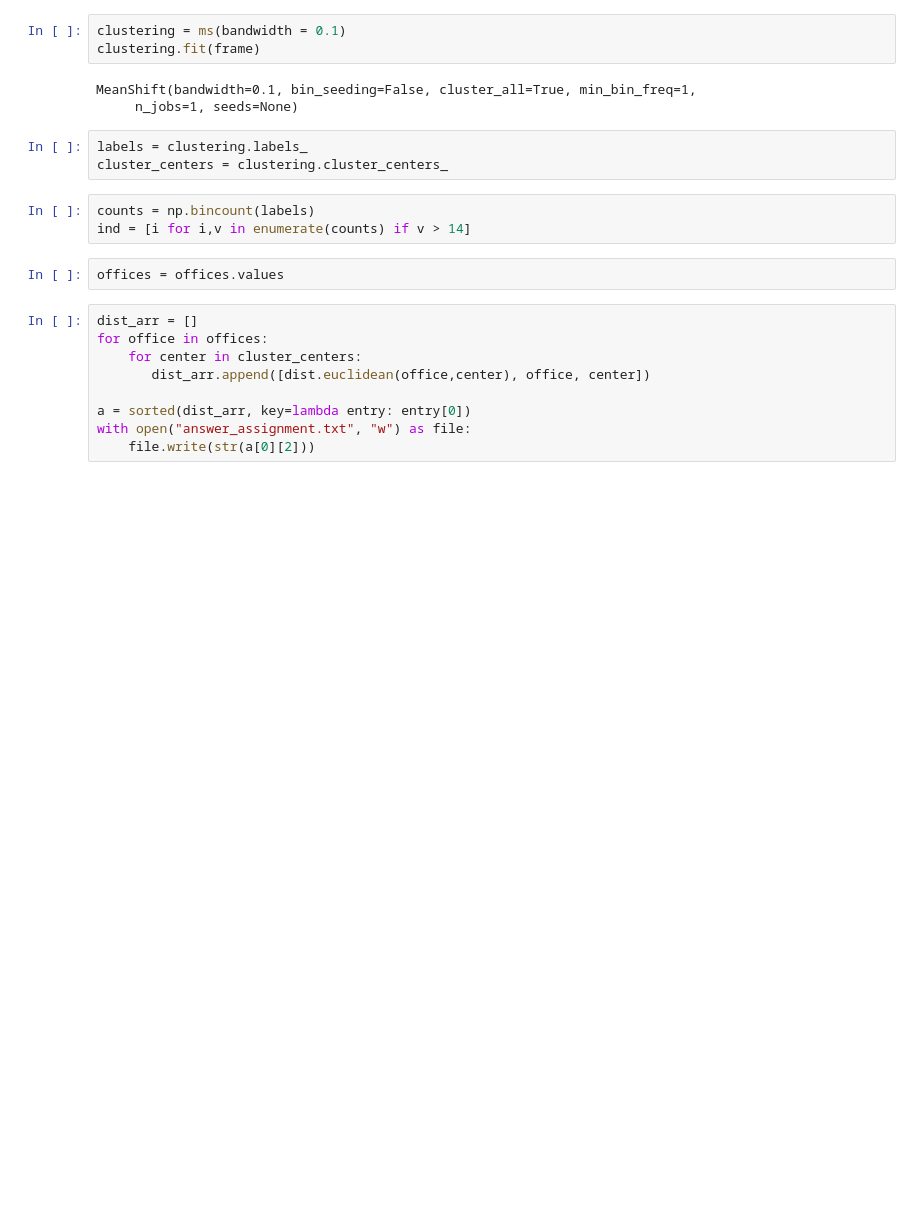
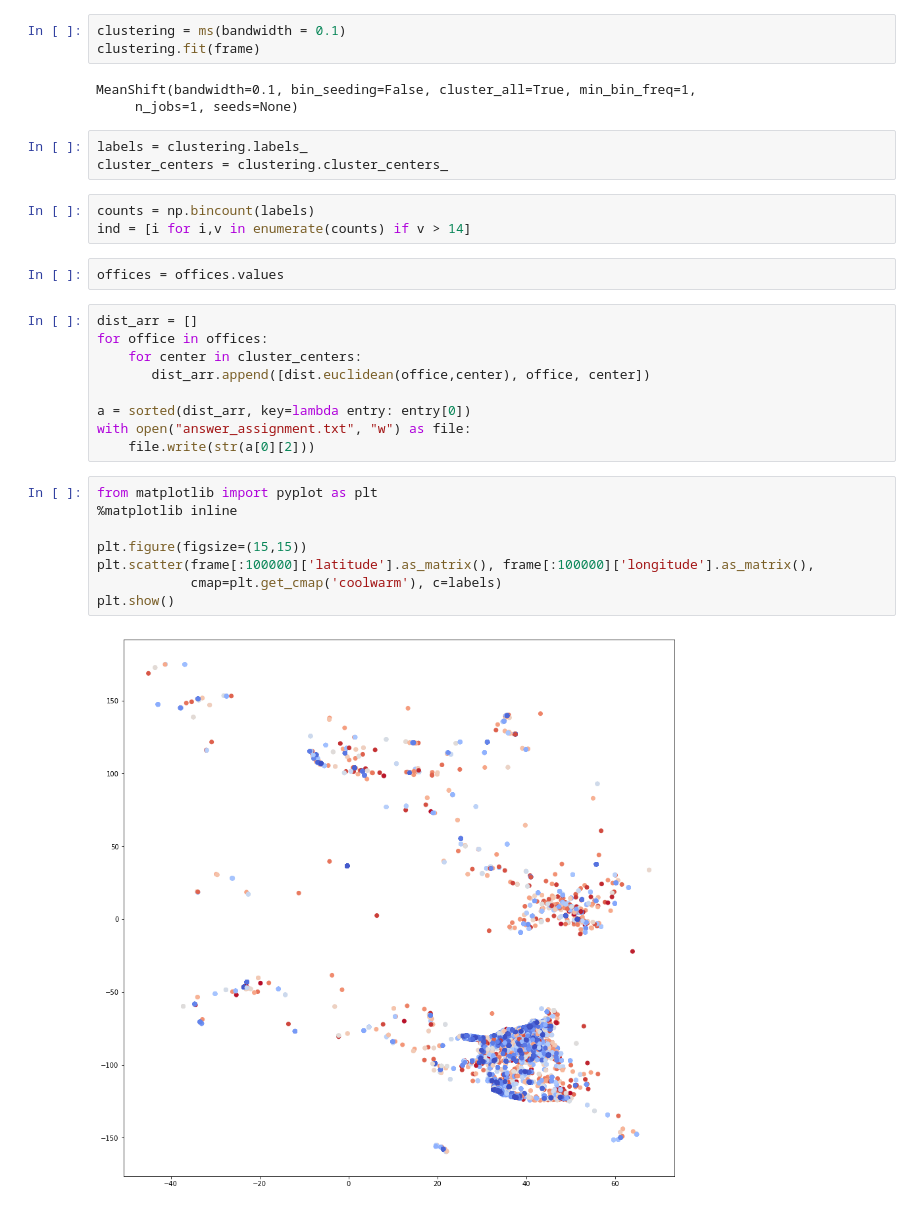
Before and after one commit to biellou/machine-learning-yandex, a Jupyter notebook: course3/week1/proramming_assignment.ipynb, the cells around one changed output. Saved outputs shown, nothing was run; the diff lists cells and outputs as text; blank space fills up the shorter version.

Commit message:
c3w1 added figure

```diff
--- a/course3/week1/proramming_assignment.ipynb
+++ b/course3/week1/proramming_assignment.ipynb
@@ -33,3 +33,13 @@ for office in offices:
 a = sorted(dist_arr, key=lambda entry: entry[0])
 with open("answer_assignment.txt", "w") as file:
     file.write(str(a[0][2]))
+# %%
+from matplotlib import pyplot as plt
+%matplotlib inline
+
+plt.figure(figsize=(15,15))
+plt.scatter(frame[:100000]['latitude'].as_matrix(), frame[:100000]['longitude'].as_matrix(),
+            cmap=plt.get_cmap('coolwarm'), c=labels)
+plt.show()
+# %% [output]
+[figure, added]
```
